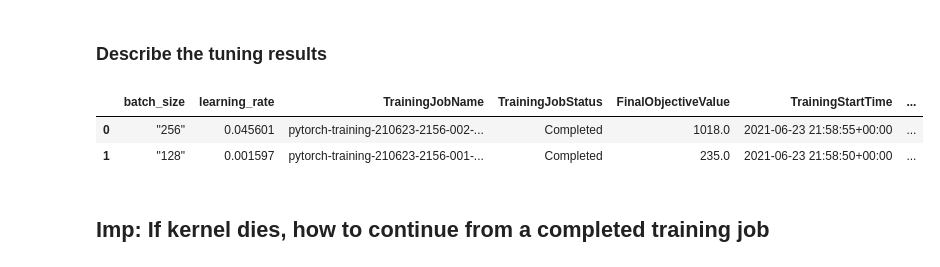
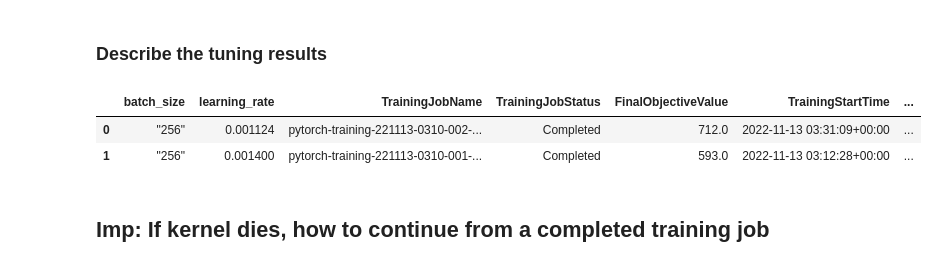
Before and after one commit to calebmcook/udacity-aws-machine-learning-engineer-nanodegree-ch3-operationalizing-an-aws-ml-project, a Jupyter notebook: train_and_deploy-solution.ipynb, the cells around one changed output. Saved outputs shown, nothing was run; the diff lists cells and outputs as text; code cells hidden in the pictures.

```diff
--- a/train_and_deploy-solution.ipynb
+++ b/train_and_deploy-solution.ipynb
@@ -68,15 +70,15 @@ tuner.fit({"training": "s3://sagemaker-ch3-project/"})
 <h3>Describe the tuning results</h3>
 # %%
 exp = HyperparameterTuningJobAnalytics(
-  hyperparameter_tuning_job_name='pytorch-training-210623-2156')
+  hyperparameter_tuning_job_name='pytorch-training-221113-0310')
 
 jobs = exp.dataframe()
 
 jobs.sort_values('FinalObjectiveValue', ascending=0)
 # %% [output]
 |  | batch_size | learning_rate | TrainingJobName | TrainingJobStatus | FinalObjectiveValue | TrainingStartTime | ... |
-| 0 | "256" | 0.045601 | pytorch-training-210623-2156-002-... | Completed | 1018.0 | 2021-06-23 21:58:55+00:00 | ... |
-| 1 | "128" | 0.001597 | pytorch-training-210623-2156-001-... | Completed | 235.0 | 2021-06-23 21:58:50+00:00 | ... |
+| 0 | "256" | 0.001124 | pytorch-training-221113-0310-002-... | Completed | 712.0 | 2022-11-13 03:31:09+00:00 | ... |
+| 1 | "256" | 0.001400 | pytorch-training-221113-0310-001-... | Completed | 593.0 | 2022-11-13 03:12:28+00:00 | ... |
 # %% [markdown]
 ## Imp: If kernel dies, how to continue from a completed training job
 # %%
```
Also changed, not shown: parts of 12 cells of this notebook, 3 other files.
